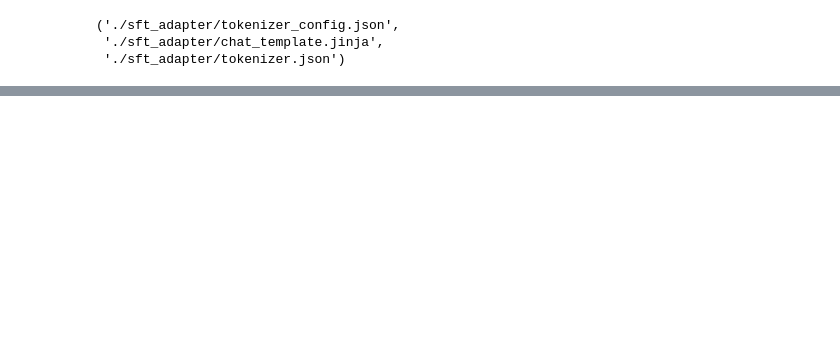
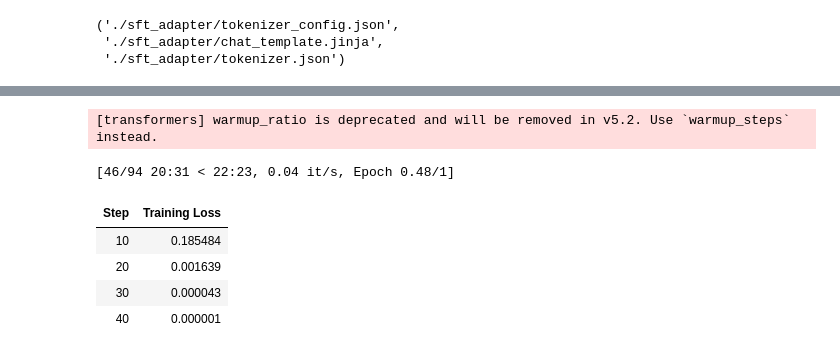
Before and after one commit to kunigral/ml_scolar_red, a Jupyter notebook: solution.ipynb, the cells around one changed output, grey strips where cells are left out. Saved outputs shown, nothing was run; the diff lists cells and outputs as text; code cells hidden in the pictures; blank space fills up the shorter version.

```diff
--- a/solution.ipynb
+++ b/solution.ipynb
@@ -204,33 +214,41 @@ dpo_dataset = Dataset.from_list([build_dpo_example(r) for r in kid_adult])
 # %%
 model.config.use_cache = False
 
 dpo_config = DPOConfig(
     output_dir="./dpo_style_out",
     per_device_train_batch_size=2,
     gradient_accumulation_steps=8,
-    num_train_epochs=3,
+    num_train_epochs=1,
     learning_rate=5e-5,
     lr_scheduler_type="cosine",
     warmup_ratio=0.03,
     logging_steps=10,
     save_strategy="no",
     fp16=False,
     bf16=False,
     optim="paged_adamw_8bit",
     beta=0.1,
     seed=SEED,
     data_seed=SEED,
     report_to=[],
 )
 
 dpo_trainer = DPOTrainer(
     model=model,
     args=dpo_config,
     train_dataset=dpo_dataset,
     processing_class=tokenizer,
 )
 
 dpo_trainer.train()
+# %% [output]
+[transformers] warmup_ratio is deprecated and will be removed in v5.2. Use `warmup_steps` instead.
+[46/94 20:31 < 22:23, 0.04 it/s, Epoch 0.48/1]
+| Step | Training Loss |
+| 10 | 0.185484 |
+| 20 | 0.001639 |
+| 30 | 0.000043 |
+| 40 | 0.000001 |
 # %%
 DPO_STYLE_ADAPTER_DIR = "./dpo_style_adapter"
 dpo_trainer.model.save_pretrained(DPO_STYLE_ADAPTER_DIR)
```
Also changed, not shown: parts of 10 cells of this notebook.
